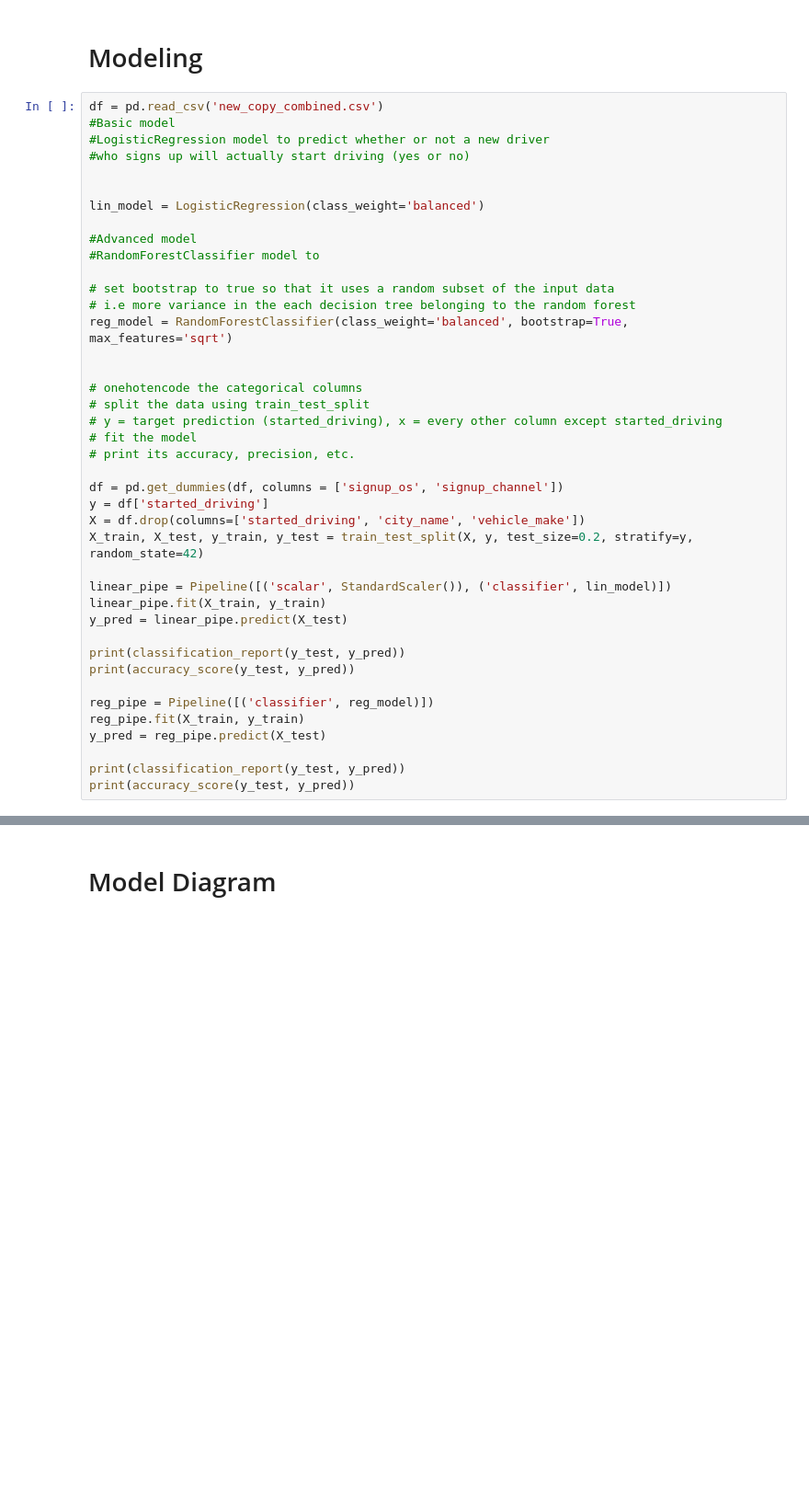
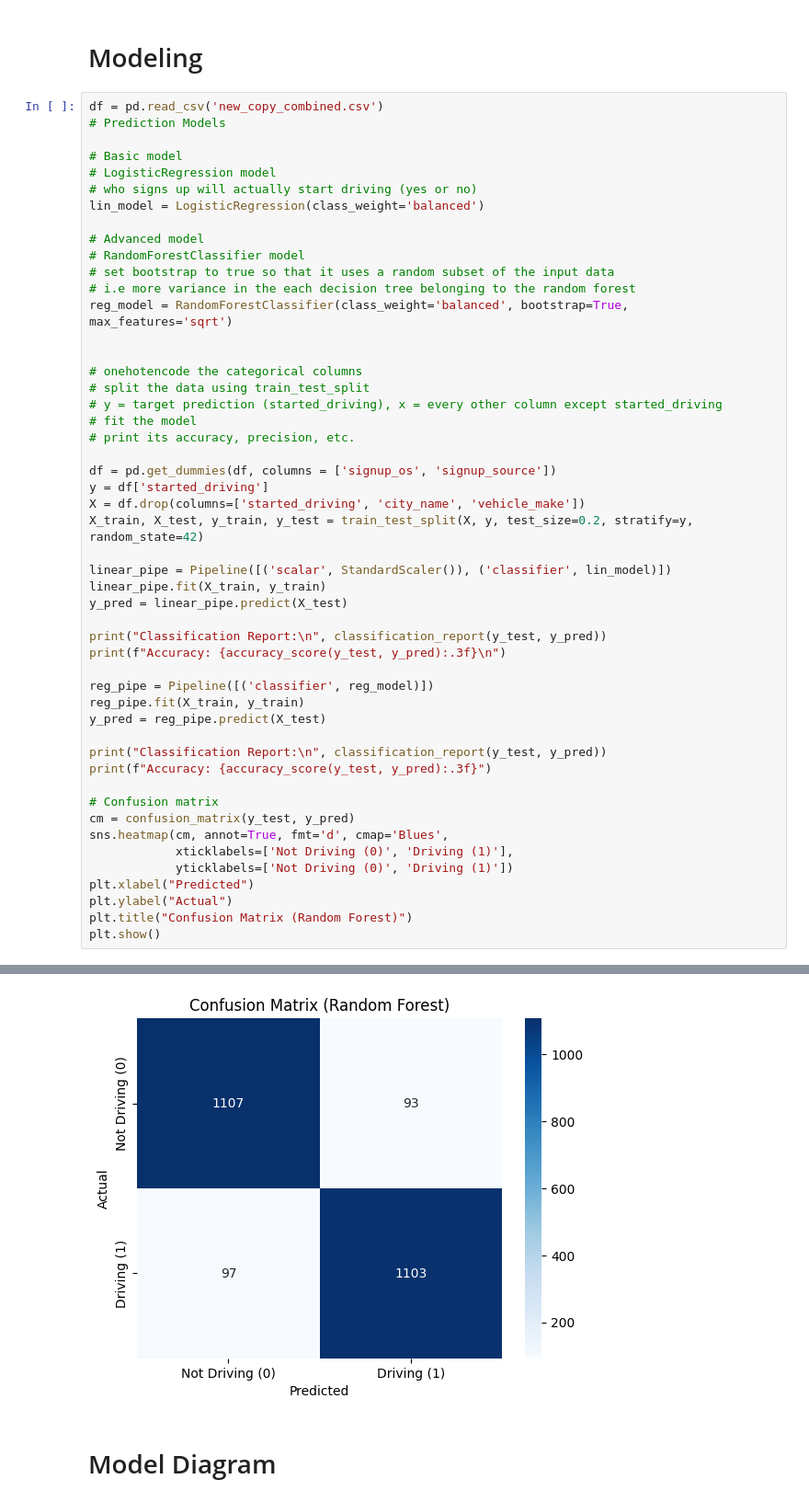
Before and after one commit to johnsonng05/Datathon-2025, a Jupyter notebook: deepnote/Datathon2025/Driven by Data.ipynb, the cells around one changed output, grey strips where cells are left out. Shown at 92% size. Cells and saved outputs as stored; diff of their text form; blank space fills up the shorter version.

```diff
--- a/deepnote/Datathon2025/Driven by Data.ipynb
+++ b/deepnote/Datathon2025/Driven by Data.ipynb
@@ -142,16 +142,15 @@ plot_pie_os()
 # Modeling
 # %%
 df = pd.read_csv('new_copy_combined.csv')
-#Basic model
-#LogisticRegression model to predict whether or not a new driver
-#who signs up will actually start driving (yes or no)
+# Prediction Models
 
-
+# Basic model
+# LogisticRegression model
+# who signs up will actually start driving (yes or no)
 lin_model = LogisticRegression(class_weight='balanced')
 
-#Advanced model
-#RandomForestClassifier model to
-
+# Advanced model
+# RandomForestClassifier model
 # set bootstrap to true so that it uses a random subset of the input data
 # i.e more variance in the each decision tree belonging to the random forest
 reg_model = RandomForestClassifier(class_weight='balanced', bootstrap=True, max_features='sqrt')
@@ -163,7 +162,7 @@ reg_model = RandomForestClassifier(class_weight='balanced', bootstrap=True, max_
 # fit the model
 # print its accuracy, precision, etc.
 
-df = pd.get_dummies(df, columns = ['signup_os', 'signup_channel'])
+df = pd.get_dummies(df, columns = ['signup_os', 'signup_source'])
 y = df['started_driving']
 X = df.drop(columns=['started_driving', 'city_name', 'vehicle_make'])
 X_train, X_test, y_train, y_test = train_test_split(X, y, test_size=0.2, stratify=y, random_state=42)
@@ -172,13 +171,23 @@ linear_pipe = Pipeline([('scalar', StandardScaler()), ('classifier', lin_model)]
 linear_pipe.fit(X_train, y_train)
 y_pred = linear_pipe.predict(X_test)
 
-print(classification_report(y_test, y_pred))
-print(accuracy_score(y_test, y_pred))
+print("Classification Report:\n", classification_report(y_test, y_pred))
+print(f"Accuracy: {accuracy_score(y_test, y_pred):.3f}\n")
 
 reg_pipe = Pipeline([('classifier', reg_model)])
 reg_pipe.fit(X_train, y_train)
 y_pred = reg_pipe.predict(X_test)
 
-print(classification_report(y_test, y_pred))
-print(accuracy_score(y_test, y_pred))
+print("Classification Report:\n", classification_report(y_test, y_pred))
+print(f"Accuracy: {accuracy_score(y_test, y_pred):.3f}")
+
+# Confusion matrix
+cm = confusion_matrix(y_test, y_pred)
+sns.heatmap(cm, annot=True, fmt='d', cmap='Blues',
+            xticklabels=['Not Driving (0)', 'Driving (1)'],
+            yticklabels=['Not Driving (0)', 'Driving (1)'])
+plt.xlabel("Predicted")
+plt.ylabel("Actual")
+plt.title("Confusion Matrix (Random Forest)")
+plt.show()
 # %% [output]
@@ -205,3 +211,4 @@ weighted avg       0.92      0.92      0.92      2400
+[figure, added]
 # %% [markdown]
 # Model Diagram
 # %%
```
Also changed, not shown: parts of 2 cells of this notebook.
